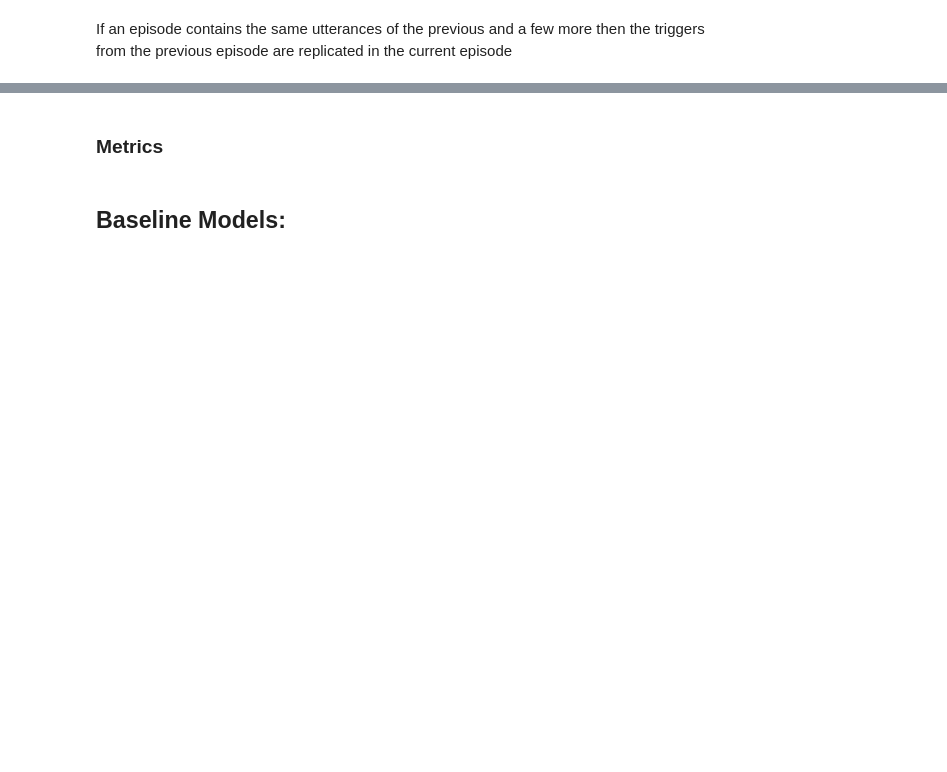
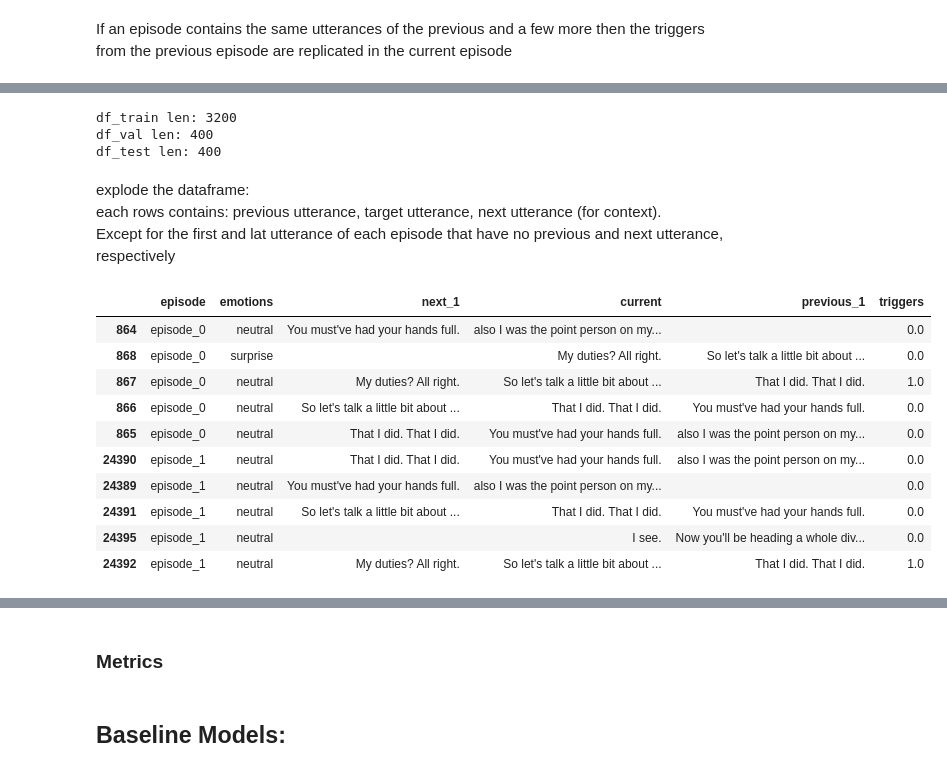
Before and after one commit to LeonardoM999/NLP-project, a Jupyter notebook: project.ipynb, the cells around one changed output, grey strips where cells are left out. Saved outputs shown, nothing was run; the diff lists cells and outputs as text; code cells hidden in the pictures; blank space fills up the shorter version.

```diff
--- a/project.ipynb
+++ b/project.ipynb
@@ -137,7 +199,9 @@ for i in range(10):
 ### Train Val Test split: 80/10/10
 
 
-def split_data(df: pd.DataFrame, seed: int = 42):
+def split_data(
+    df: pd.DataFrame, seed: int = 42
+) -> Tuple[pd.DataFrame, pd.DataFrame, pd.DataFrame]:
     df_train, df_test = train_test_split(
         df, test_size=0.2, train_size=0.8, random_state=seed
     )
@@ -149,7 +213,11 @@ def split_data(df: pd.DataFrame, seed: int = 42):
     return df_train, df_val, df_test
 # %%
 ### Check
-df_train, df_val, df_test = split_data(df)
-print(f"df_train len: {len(df_train)}")
-print(f"df_val len: {len(df_val)}")
-print(f"df_test len: {len(df_test)}")
+df_train_t, df_val_t, df_test_t = split_data(clean_df)
+print(f"df_train len: {len(df_train_t)}")
+print(f"df_val len: {len(df_val_t)}")
+print(f"df_test len: {len(df_test_t)}")
+# %% [output]
+df_train len: 3200
+df_val len: 400
+df_test len: 400
@@ -174,0 +224,4 @@ print(emotions_dict)
+# %% [markdown]
+explode the dataframe: <br>
+each rows contains: previous utterance, target utterance, next utterance (for context). <br>
+Except for the first and lat utterance of each episode that have no previous and next utterance, respectively
@@ -174,0 +260,18 @@ print(emotions_dict)
+# %%
+df_train = explode_add_context(df_train_t, 1)
+df_val = explode_add_context(df_val_t, 1)
+df_test = explode_add_context(df_test_t, 1)
+
+df_train.head(10)
+# %% [output]
+|  | episode | emotions | next_1 | current | previous_1 | triggers |
+| 864 | episode_0 | neutral | You must've had your hands full. | also I was the point person on my... |  | 0.0 |
+| 868 | episode_0 | surprise |  | My duties? All right. | So let's talk a little bit about ... | 0.0 |
+| 867 | episode_0 | neutral | My duties? All right. | So let's talk a little bit about ... | That I did. That I did. | 1.0 |
+| 866 | episode_0 | neutral | So let's talk a little bit about ... | That I did. That I did. | You must've had your hands full. | 0.0 |
+| 865 | episode_0 | neutral | That I did. That I did. | You must've had your hands full. | also I was the point person on my... | 0.0 |
+| 24390 | episode_1 | neutral | That I did. That I did. | You must've had your hands full. | also I was the point person on my... | 0.0 |
+| 24389 | episode_1 | neutral | You must've had your hands full. | also I was the point person on my... |  | 0.0 |
+| 24391 | episode_1 | neutral | So let's talk a little bit about ... | That I did. That I did. | You must've had your hands full. | 0.0 |
+| 24395 | episode_1 | neutral |  | I see. | Now you'll be heading a whole div... | 0.0 |
+| 24392 | episode_1 | neutral | My duties? All right. | So let's talk a little bit about ... | That I did. That I did. | 1.0 |
```
Also changed, not shown: parts of 32 cells of this notebook, 1 other file.
